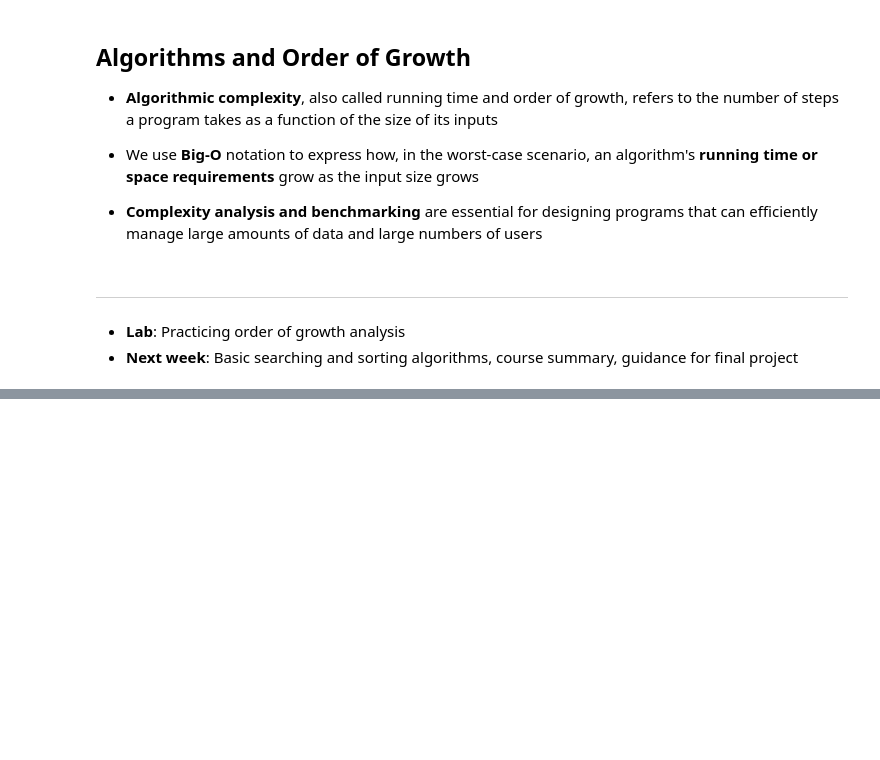
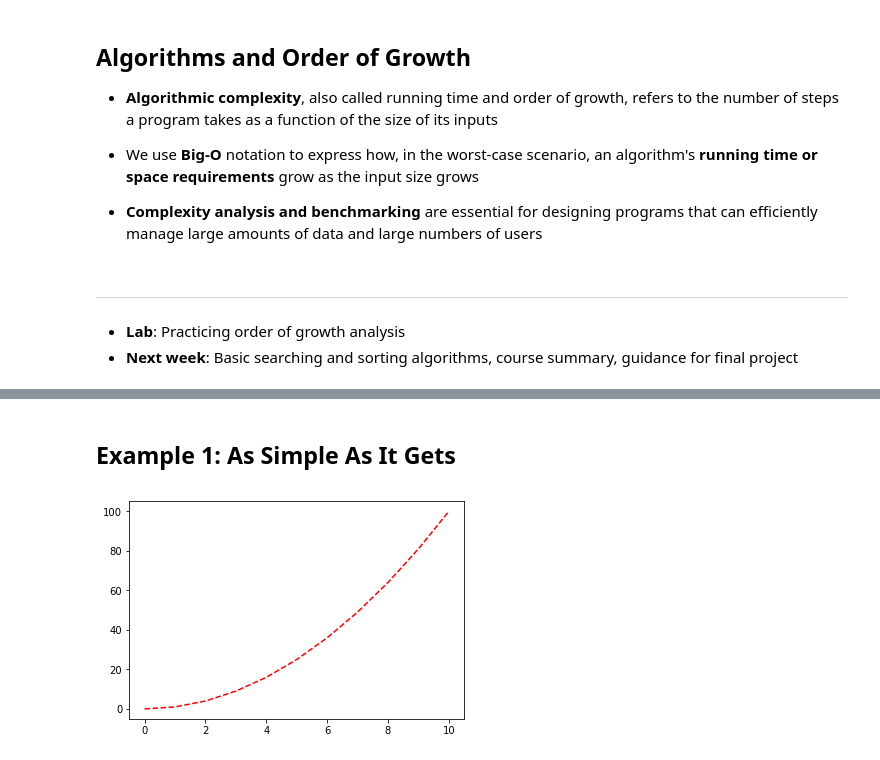
Before and after one commit to lse-my470/lectures, a Jupyter notebook: wk10/MY470_wk10_lecture.ipynb, the cells around one changed output, grey strips where cells are left out. Drawn from its saved outputs; the diff is of its cells as text; code cells hidden in the pictures; blank space fills up the shorter version.

Commit message:
Added matplotlib demo

```diff
--- a/wk10/MY470_wk10_lecture.ipynb
+++ b/wk10/MY470_wk10_lecture.ipynb
@@ -560,0 +605,12 @@ for i, j in coauthors:
+# %% [markdown]
+## Example 1: As Simple As It Gets
+# %%
+import matplotlib.pyplot as plt
+
+x = [i for i in range(11)]
+y = [i**2 for i in x]
+
+plt.plot(x, y, 'r--')  # 'r--' is an optional format string indicating color and line type
+plt.show()
+# %% [output]
+[figure, added]
```
Also changed, not shown: parts of 25 cells of this notebook, 2 other files.
